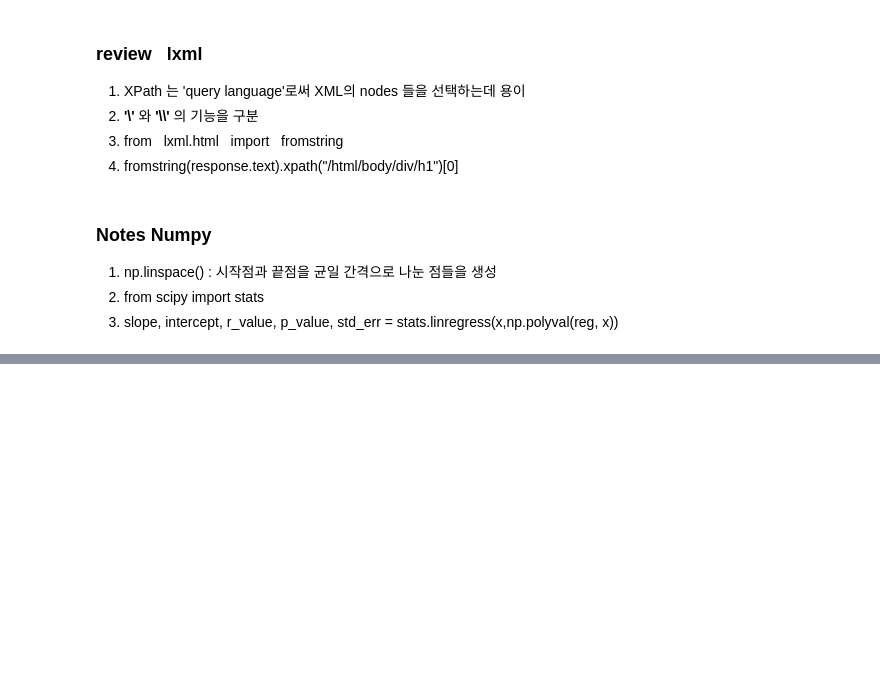
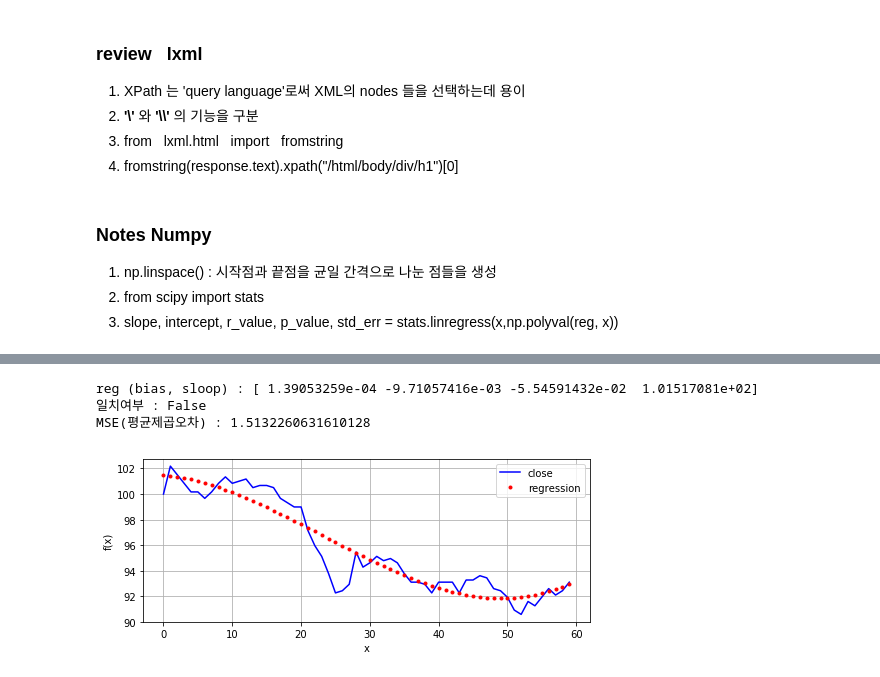
Before and after one commit to YongBeomKim/FinanceBasic2018, a Jupyter notebook: 08.Analysis.ipynb, the cells around one changed output, grey strips where cells are left out. Cells and saved outputs as stored; diff of their text form; code cells hidden in the pictures; blank space fills up the shorter version.

```diff
--- a/08.Analysis.ipynb
+++ b/08.Analysis.ipynb
@@ -393,0 +160,26 @@ plt.axhline(y = 0, linestyle = '--', color = 'k')
+# %%
+# 종합된 함수로 정의한다
+def stock_regression(stock, deg = 1):
+    import numpy as np
+    import matplotlib.pyplot as plt
+
+    x   = [x  for x in range(len(stock))]
+    reg = np.polyfit(x, stock, deg)       # 1차항 선형회귀식 (7,8,9 결과값이 모두 다르다)
+    #reg = np.linalg.lstsq(x, stock)[0]    # lstsq (least square) : 최소 자승(Least Square)의 해결
+    ry  = np.polyval(reg, x)              # 회귀식 적용결과값 출력
+
+    plt.figure(figsize=(8,3))
+    plt.plot(x,  stock,  'b',  label='close')        # sin() 그래프
+    plt.plot(x,  ry,     'r.',  label='regression')  # np.polyfit() 회귀식 그래프
+    plt.legend(loc=0); plt.grid(True); plt.xlabel('x'); plt.ylabel('f(x)')
+
+    # 모델의 검증 및 Cost 계산
+    print('reg (bias, sloop) : {} \n일치여부 : {} \nMSE(평균제곱오차) : {}'.format(
+           reg, np.allclose(stock, ry), np.sum((stock - ry) ** 2) / len(x)))
+# %%
+stock_regression(stock, 3)
+# %% [output]
+reg (bias, sloop) : [ 1.39053259e-04 -9.71057416e-03 -5.54591432e-02  1.01517081e+02]
+일치여부 : False
+MSE(평균제곱오차) : 1.5132260631610128
+[figure, added]
```
Also changed, not shown: parts of 97 cells of this notebook, 15 other files.
